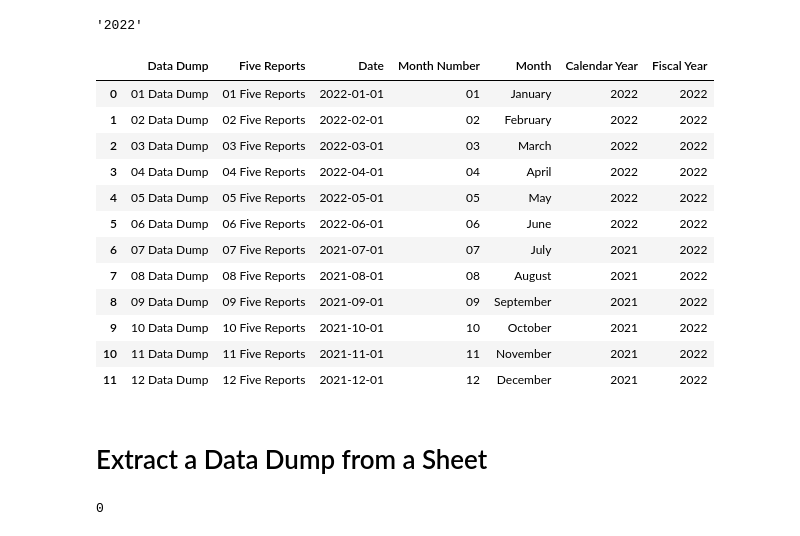
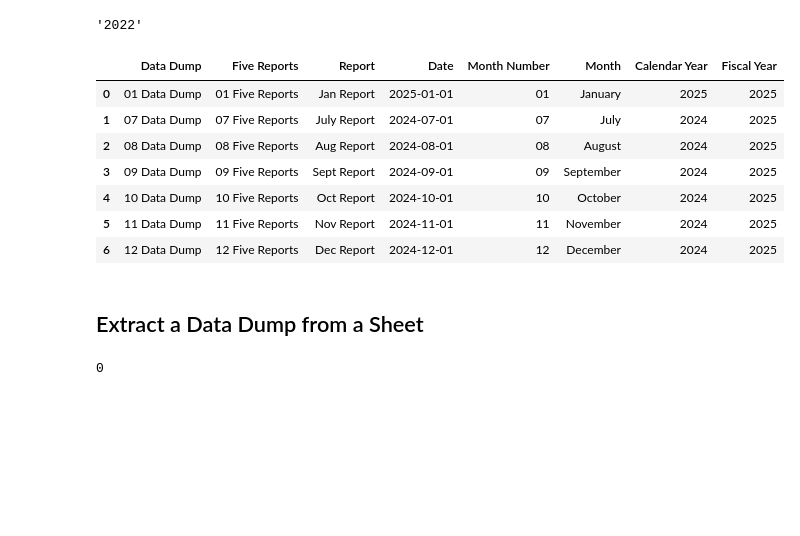
Before and after one commit to LukeWymanUM/capstone_missoula_building_permits, a Jupyter notebook: 03 Community Development Snapshots/processing_development_reports.ipynb, the cells around one changed output. Drawn from its saved outputs; the diff is of its cells as text; code cells hidden in the pictures; blank space fills up the shorter version.

Commit message:
added this week's developments

```diff
--- a/03 Community Development Snapshots/processing_data_dumps.ipynb
+++ b/03 Community Development Snapshots/processing_development_reports.ipynb
@@ -96,12 +100,8 @@ def build_sheet_details_df(file):
         if "data dump" in sheet.lower()
     ])
 
-    # Isolate the five reports sheets while accounting for variations
-    five_reports_sheets = sorted([
-        re.sub(r'(\d{2}) 5 Reports', r'\1 Five Reports', sheet)
-        for sheet in sheets
-        if '5 Reports' in sheet or 'Five Reports' in sheet
-    ])
+    # Isolate five reports sheets without modifying names
+    five_reports_sheets = sorted([sheet for sheet in sheets if '5 Reports' in sheet or 'Five Reports' in sheet])
 
     # Check if the number of Data Dump sheets matches Five Reports sheets
     if len(data_dump_sheets) != len(five_reports_sheets):
@@ -114,51 +114,62 @@ def build_sheet_details_df(file):
     # Extract the month numbers from the sheet names
     month_numbers = [re.match(r'(\d{2})', sheet).group(1) for sheet in data_dump_sheets if re.match(r'^\d{2} ', sheet)]
 
     # Create the DataFrame with the initial columns
     df_1 = pd.DataFrame({
         'Data Dump' : data_dump_sheets,
         'Five Reports' : five_reports_sheets,
         'Month Number' : month_numbers,
         'Fiscal Year' : fiscal_years
     })
 
     # Populate the calendar year by subtracting 1 from the fiscal year if it is not one of the first 6 months of the year
     df_1['Calendar Year'] = df_1['Month Number'].apply(lambda x: str(int(fiscal_year)-1) if x not in ['01', '02', '03', '04', '05', '06'] else fiscal_year)
 
     # Generate a date that can be used in dashboards for time frame filters
     df_1['Date'] = pd.to_datetime(df_1['Calendar Year'].astype(str) + '-' + df_1['Month Number'] + '-01')
 
     # Create the DataFrame of month names that we will join to month_df_1 so we have full month names
     df_2 = pd.DataFrame({
         'Month Number' : ['01', '02', '03', '04', '05', '06', '07', '08', '09', '10', '11', '12'],
         'Month' : ['January', 'February', 'March', 'April', 'May', 'June', 'July', 'August', 'September', 'October', 'November', 'December']
     })
 
     # Create the final DataFrame that will eventually be used to join onto row data read from a specific sheet.
     df_merged = pd.merge(df_1, df_2, how='left', left_on='Month Number', right_on='Month Number')
-    sheet_details_df = df_merged[['Data Dump', 'Five Reports', 'Date', 'Month Number', 'Month', 'Calendar Year', 'Fiscal Year']]
+
+    # Define a mapping of abbreviations to full month names
+    month_map = {
+        "Jan": "January", "Feb": "February", "Mar": "March", "Apr": "April",
+        "May": "May", "June": "June", "July": "July", "Aug": "August",
+        "Sept": "September", "Oct": "October", "Nov": "November", "Dec": "December"
+    }
+
+    # Filter sheet names that match the pattern "<Month Abbreviation> Reports"
+    selected_sheets = [sheet for sheet in sheets if any(sheet.startswith(m) and "Report" in sheet for m in month_map)]
+
+    # Create a new dataset with "Report Name" and "Month"
+    df_3 = pd.DataFrame([{"Report": sheet, "Month": month_map.get(sheet.split()[0], "Unknown")} for sheet in selected_sheets])
+
+    # Create the final DataFrame that will eventually be used to join onto row data read from a specific sheet.
+    df_merged = pd.merge(df_merged, df_3, how='left', left_on='Month', right_on='Month')
+
+    sheet_details_df = df_merged[['Data Dump', 'Five Reports', 'Report', 'Date', 'Month Number', 'Month', 'Calendar Year', 'Fiscal Year']]
 
     return sheet_details_df
-
 # Example
-file = os.getcwd()+'/data/FY22 Development Report Workbook.xlsx'
+file = os.getcwd()+'/data/FY25 Development Report Workbook.xlsx'
 build_sheet_details_df(file)
 # %% [output]
-|  | Data Dump | Five Reports | Date | Month Number | Month | Calendar Year | Fiscal Year |
-| 0 | 01 Data Dump | 01 Five Reports | 2022-01-01 | 01 | January | 2022 | 2022 |
-| 1 | 02 Data Dump | 02 Five Reports | 2022-02-01 | 02 | February | 2022 | 2022 |
-| 2 | 03 Data Dump | 03 Five Reports | 2022-03-01 | 03 | March | 2022 | 2022 |
-| 3 | 04 Data Dump | 04 Five Reports | 2022-04-01 | 04 | April | 2022 | 2022 |
-| 4 | 05 Data Dump | 05 Five Reports | 2022-05-01 | 05 | May | 2022 | 2022 |
-| 5 | 06 Data Dump | 06 Five Reports | 2022-06-01 | 06 | June | 2022 | 2022 |
-| 6 | 07 Data Dump | 07 Five Reports | 2021-07-01 | 07 | July | 2021 | 2022 |
-| 7 | 08 Data Dump | 08 Five Reports | 2021-08-01 | 08 | August | 2021 | 2022 |
-| 8 | 09 Data Dump | 09 Five Reports | 2021-09-01 | 09 | September | 2021 | 2022 |
-| 9 | 10 Data Dump | 10 Five Reports | 2021-10-01 | 10 | October | 2021 | 2022 |
-| 10 | 11 Data Dump | 11 Five Reports | 2021-11-01 | 11 | November | 2021 | 2022 |
-| 11 | 12 Data Dump | 12 Five Reports | 2021-12-01 | 12 | December | 2021 | 2022 |
+|  | Data Dump | Five Reports | Report | Date | Month Number | Month | Calendar Year | Fiscal Year |
+| 0 | 01 Data Dump | 01 Five Reports | Jan Report | 2025-01-01 | 01 | January | 2025 | 2025 |
+| 1 | 07 Data Dump | 07 Five Reports | July Report | 2024-07-01 | 07 | July | 2024 | 2025 |
+| 2 | 08 Data Dump | 08 Five Reports | Aug Report | 2024-08-01 | 08 | August | 2024 | 2025 |
+| 3 | 09 Data Dump | 09 Five Reports | Sept Report | 2024-09-01 | 09 | September | 2024 | 2025 |
+| 4 | 10 Data Dump | 10 Five Reports | Oct Report | 2024-10-01 | 10 | October | 2024 | 2025 |
+| 5 | 11 Data Dump | 11 Five Reports | Nov Report | 2024-11-01 | 11 | November | 2024 | 2025 |
+| 6 | 12 Data Dump | 12 Five Reports | Dec Report | 2024-12-01 | 12 | December | 2024 | 2025 |
 # %% [markdown]
-# Extract a Data Dump from a Sheet
+## Extract a Data Dump from a Sheet
 # %%
 # Sometimes the data dump and its revisions have column headers that aren't formatted the same.
 # This mapping allows for the program to recognize column headers from data dumps.
```
Also changed, not shown: parts of 26 cells of this notebook, 1 other file.
